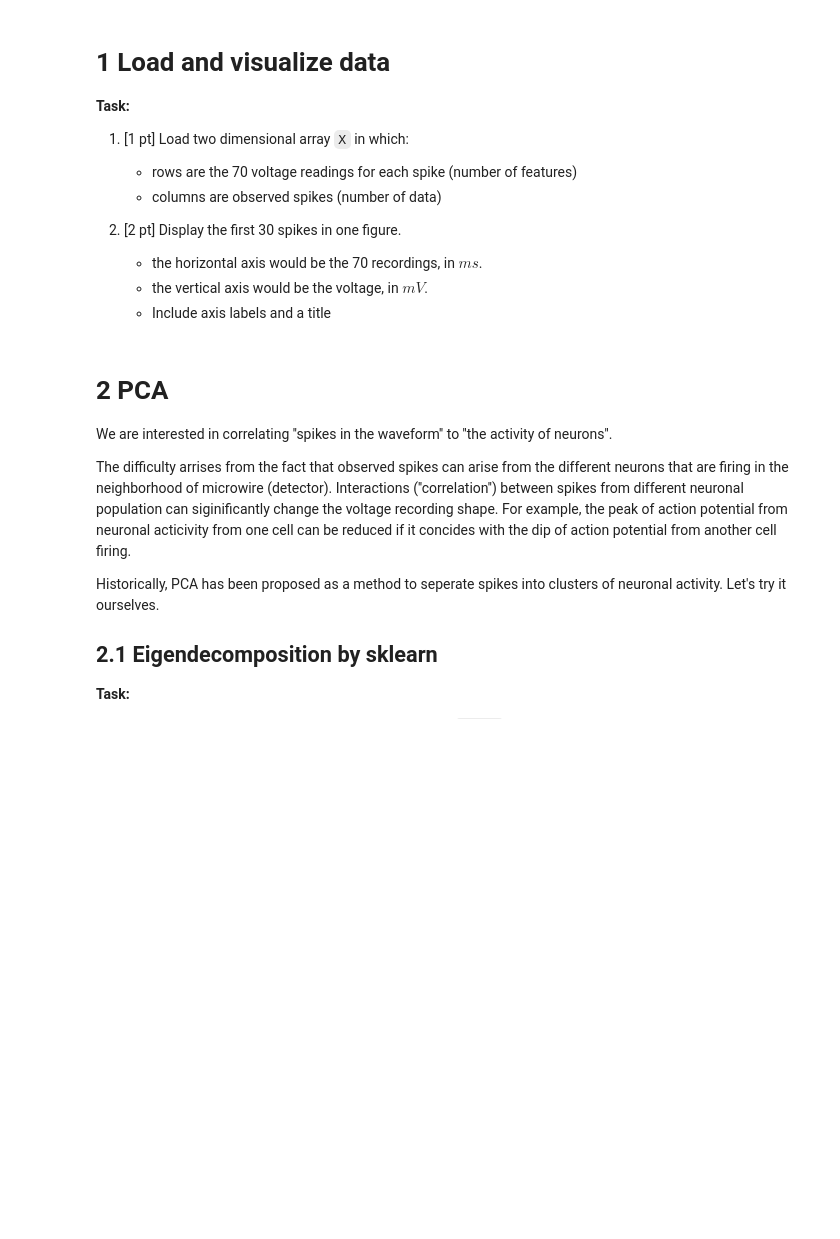
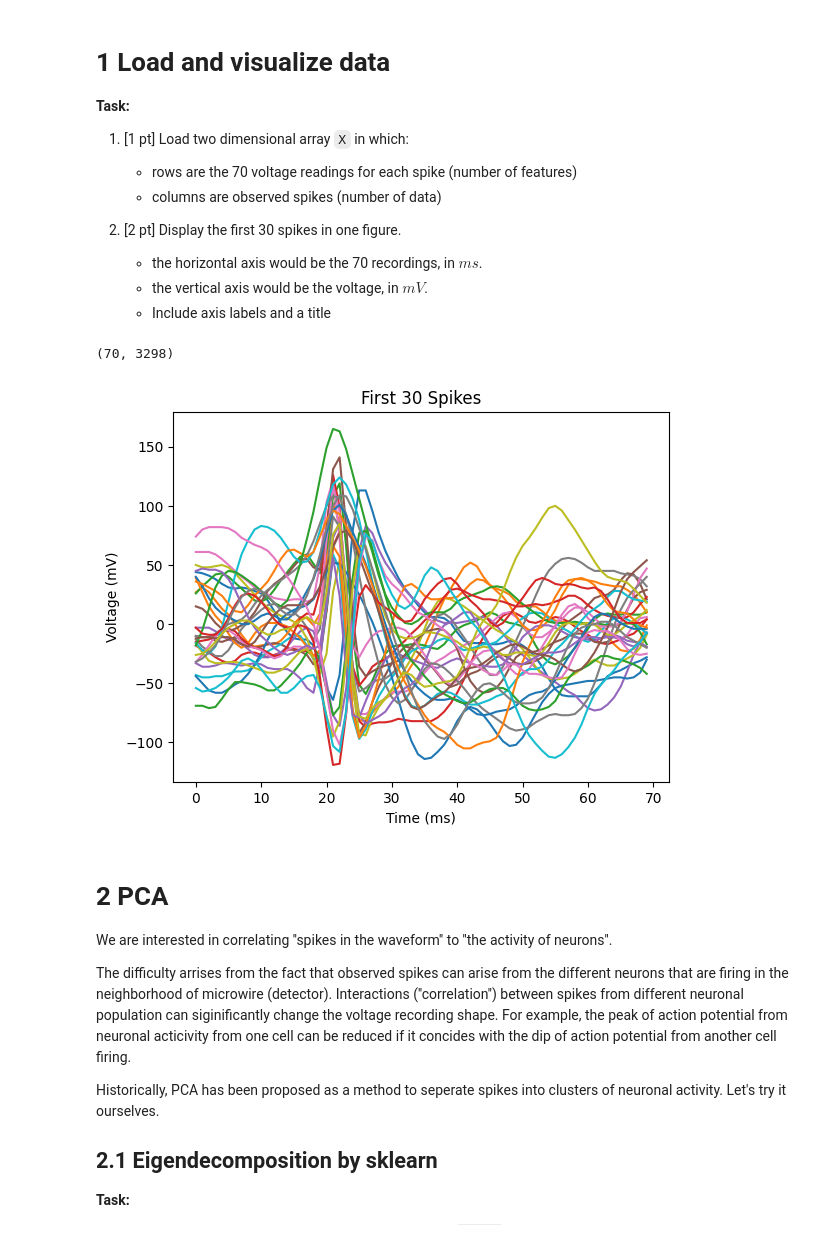
Before and after one commit to klxu03/ml-dl, a Jupyter notebook: data-sci/hw3/hw3-introds-sp24.ipynb, the cells around one changed output. Cells and saved outputs as stored; diff of their text form; code cells hidden in the pictures; blank space fills up the shorter version.

```diff
--- a/data-sci/hw3/hw3-introds-sp24.ipynb
+++ b/data-sci/hw3/hw3-introds-sp24.ipynb
@@ -36,3 +32,23 @@ This data has been preprocesed and centered for each spike to coincide with the
+# %%
+import pandas as pd
+import matplotlib.pyplot as plt
+
+# TODO load
+df = pd.read_csv('spikes.csv', header=None)
+X = df.values
+print(X.shape)
+
+# TODO plot
+for i in range(30):
+    plt.plot(X[:, i])
+
+plt.xlabel('Time (ms)')
+plt.ylabel('Voltage (mV)')
+plt.title('First 30 Spikes')
+plt.show()
+# %% [output]
+(70, 3298)
+[figure, added]
 # %% [markdown]
 # 2 PCA
 
```
Also changed, not shown: parts of 21 cells of this notebook, 4 other files.
